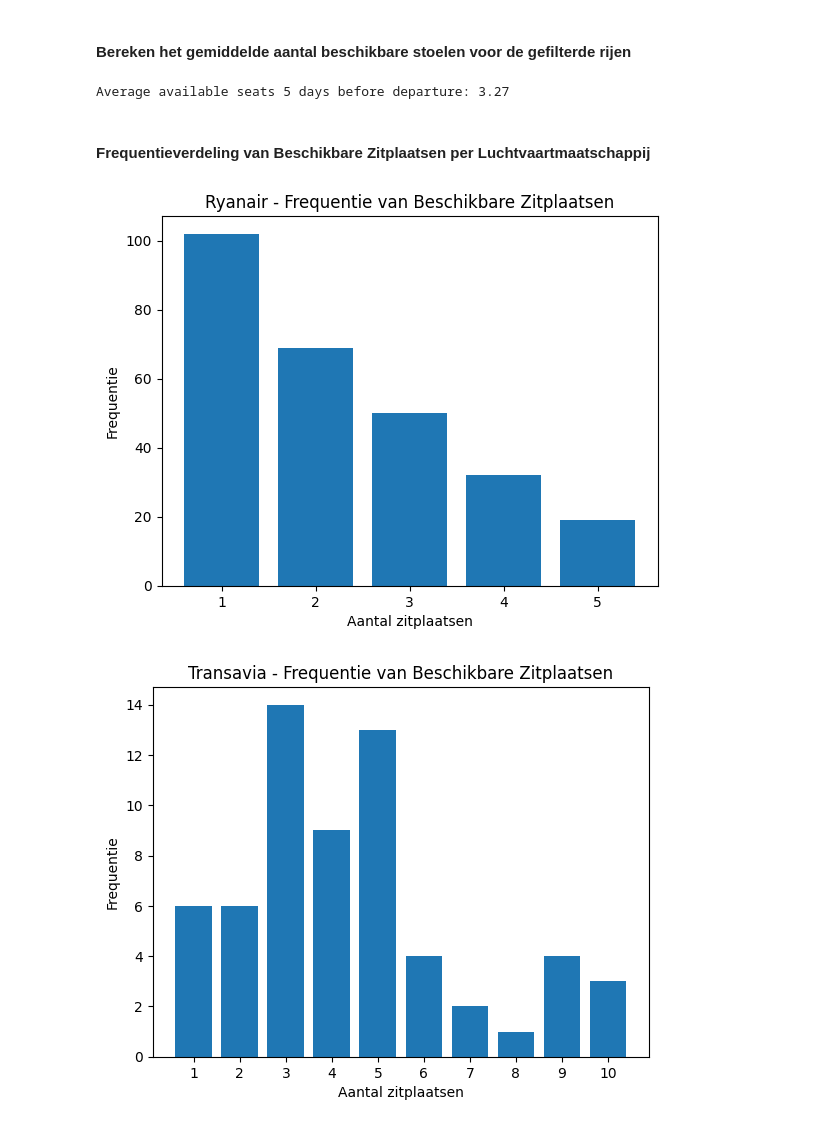
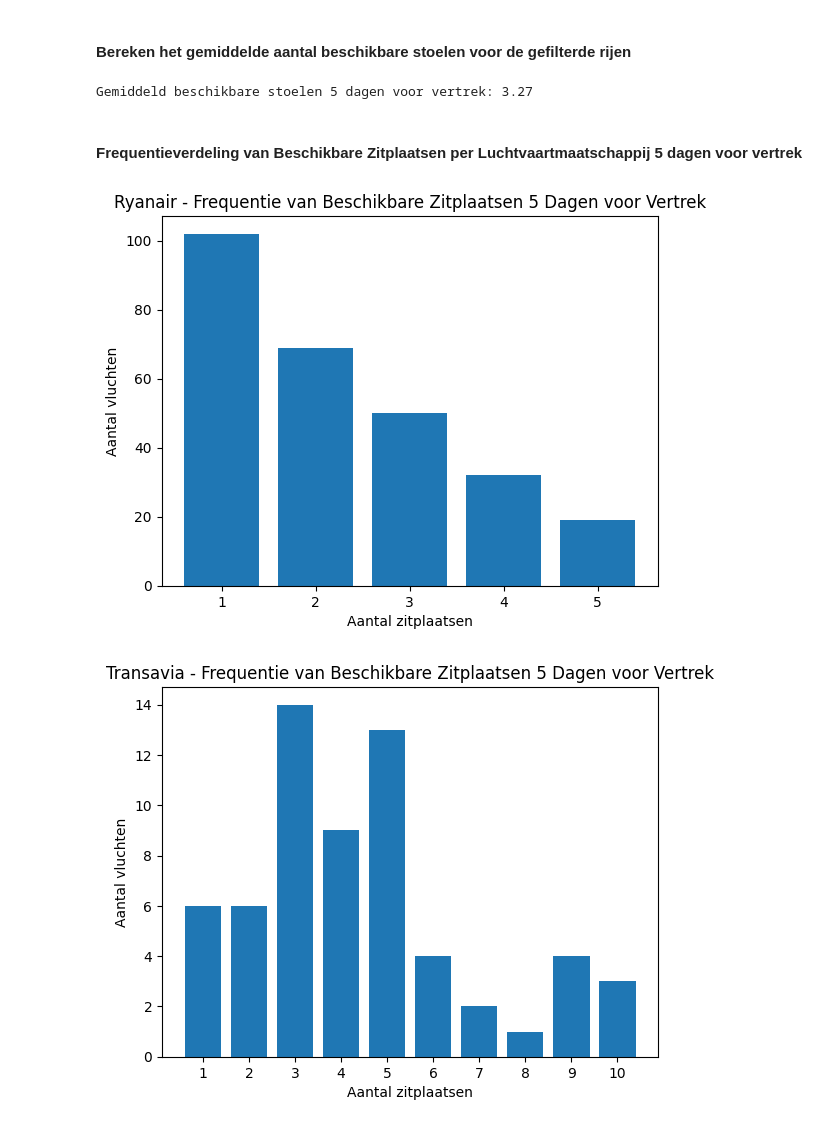
Before and after one commit to ademayari/data-engineering-project-1, a Jupyter notebook: pandas/Pandas Analyses.ipynb, the cells around one changed output. Saved outputs shown, nothing was run; the diff lists cells and outputs as text; code cells hidden in the pictures.

```diff
--- a/pandas/Pandas Analyses.ipynb
+++ b/pandas/Pandas Analyses.ipynb
@@ -201,20 +201,20 @@ seat_counts = five_days_before_departure.groupby(['airline_iata_code', 'availabl
 #### Bereken het gemiddelde aantal beschikbare stoelen voor de gefilterde rijen
 # %%
 average_seats = five_days_before_departure['available_seats'].mean()
-print(f"Average available seats 5 days before departure: {average_seats:.2f}")
+print(f"Gemiddeld beschikbare stoelen 5 dagen voor vertrek: {average_seats:.2f}")
 # %% [output]
-Average available seats 5 days before departure: 3.27
+Gemiddeld beschikbare stoelen 5 dagen voor vertrek: 3.27
 # %% [markdown]
-#### Frequentieverdeling van Beschikbare Zitplaatsen per Luchtvaartmaatschappij
+#### Frequentieverdeling van Beschikbare Zitplaatsen per Luchtvaartmaatschappij 5 dagen voor vertrek
 # %%
 for airline_code in seat_counts['airline_iata_code'].unique():
     airline_data = seat_counts[seat_counts['airline_iata_code'] == airline_code]
     plt.bar(airline_data['available_seats'], airline_data['occurrences'])
     plt.xticks(airline_data['available_seats'])  #
     plt.xlabel('Aantal zitplaatsen')
-    plt.ylabel('Frequentie')
-    plt.title(f"{IATA_TO_NAME[airline_code]} - Frequentie van Beschikbare Zitplaatsen")
+    plt.ylabel('Aantal vluchten')
+    plt.title(f"{IATA_TO_NAME[airline_code]} - Frequentie van Beschikbare Zitplaatsen 5 Dagen voor Vertrek")
     plt.show()
 # %% [output]
-[figure, old version]
+[figure, new version]
-[figure, old version]
+[figure, new version]
```
Also changed, not shown: parts of 1 cell of this notebook.
